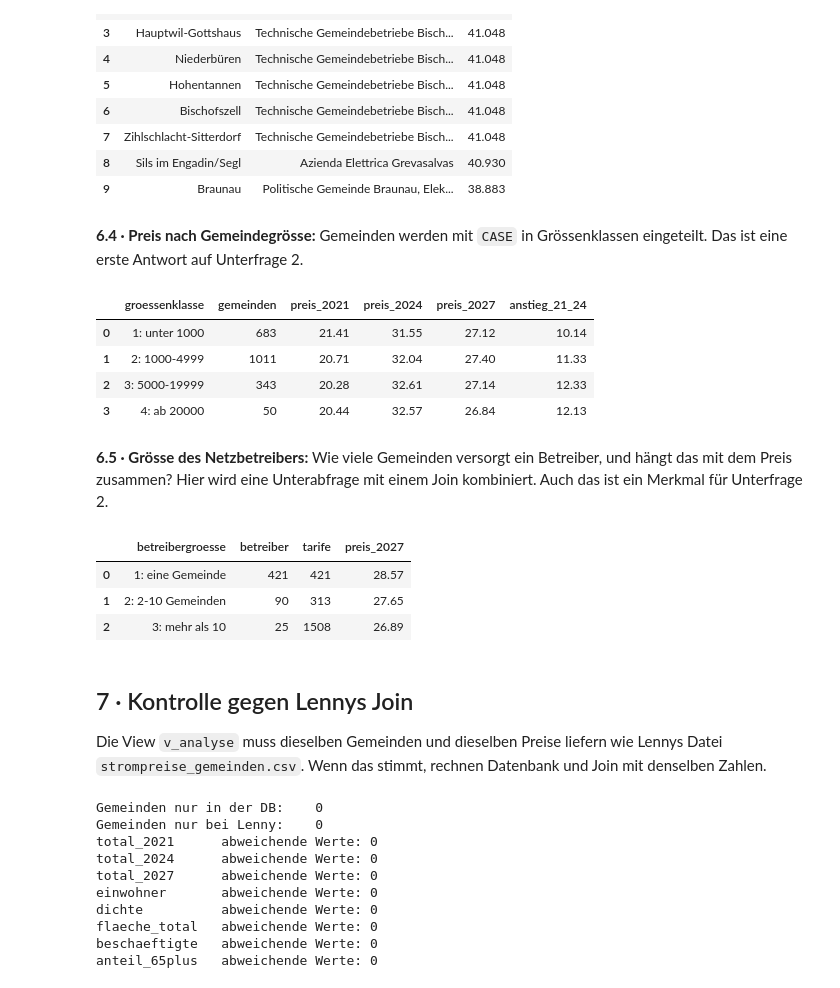
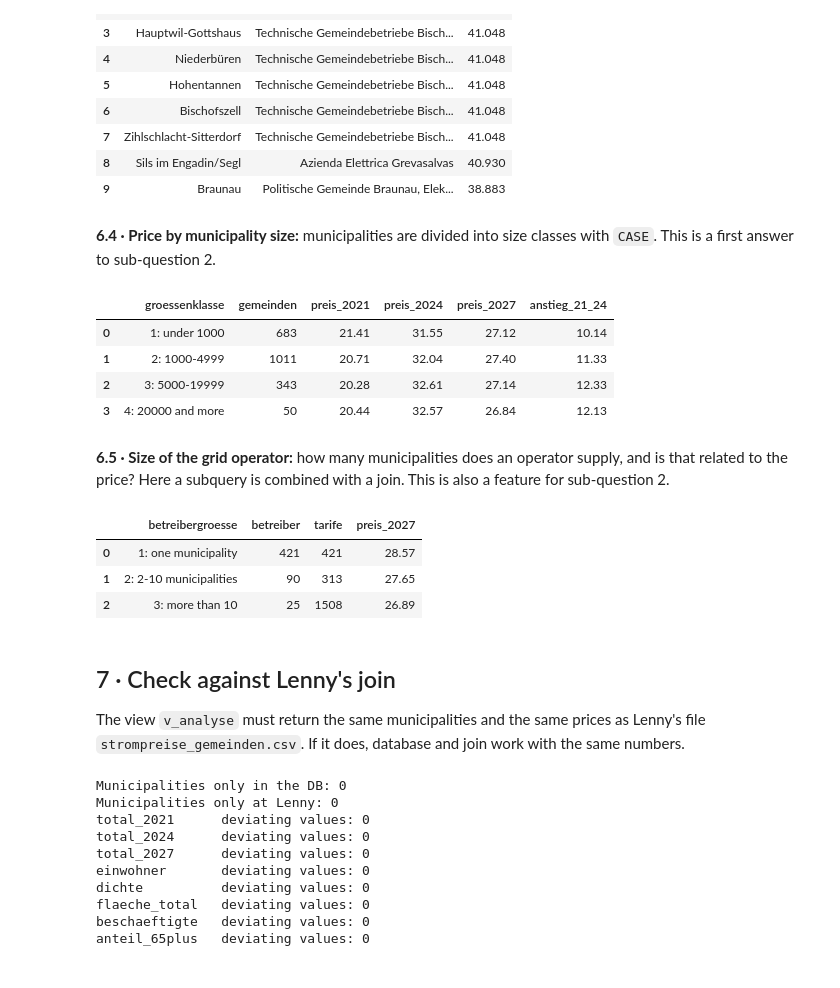
Before and after one commit to AltayMetehan/data-prices-electronic, a Jupyter notebook: scripts/02_sqlite_metehan.ipynb, the cells around one changed output. Saved outputs shown, nothing was run; the diff lists cells and outputs as text; code cells hidden in the pictures.

```diff
--- a/scripts/02_sqlite_metehan.ipynb
+++ b/scripts/02_sqlite_metehan.ipynb
@@ -38,11 +40,11 @@ from pathlib import Path
 import pandas as pd
 
 def finde_wurzel(start: Path) -> Path:
-    """Klettert nach oben, bis daten/ und scripts/ nebeneinander liegen."""
+    """Climbs upwards until daten/ and scripts/ sit side by side."""
     for ordner in [start, *start.parents]:
         if (ordner / "daten").is_dir() and (ordner / "scripts").is_dir():
             return ordner
-    raise RuntimeError(f"Repo-Wurzel von {start} aus nicht gefunden")
+    raise RuntimeError(f"Repository root not found from {start}")
 
 
 WURZEL = finde_wurzel(Path.cwd().resolve())
@@ -52,11 +54,11 @@ DB = WURZEL / "sql" / "strompreise.db"
 DB.parent.mkdir(parents=True, exist_ok=True)
 JAHRE = [2021, 2024, 2027]
 
-# Bei jedem Lauf neu aufbauen, damit das Notebook reproduzierbar ist
+# Rebuild on every run so that the notebook is reproducible
 if DB.exists():
     DB.unlink()
 
 con = sqlite3.connect(DB)
-con.execute("PRAGMA foreign_keys = ON")   # SQLite prueft Fremdschluessel nur mit diesem Schalter
-print("SQLite-Version:", sqlite3.sqlite_version)
+con.execute("PRAGMA foreign_keys = ON")   # SQLite only checks foreign keys with this switch
+print("SQLite version:", sqlite3.sqlite_version)
 # %% [output]
@@ -426,14 +429,14 @@ pd.read_sql('''
 | 8 | Sils im Engadin/Segl | Azienda Elettrica Grevasalvas | 40.930 |
 | 9 | Braunau | Politische Gemeinde Braunau, Elek... | 38.883 |
 # %% [markdown]
-**6.4 · Preis nach Gemeindegrösse:** Gemeinden werden mit `CASE` in Grössenklassen eingeteilt. Das ist eine erste Antwort auf Unterfrage 2.
+**6.4 · Price by municipality size:** municipalities are divided into size classes with `CASE`. This is a first answer to sub-question 2.
 # %%
 pd.read_sql('''
     SELECT CASE
-             WHEN einwohner <   1000 THEN '1: unter 1000'
+             WHEN einwohner <   1000 THEN '1: under 1000'
              WHEN einwohner <   5000 THEN '2: 1000-4999'
              WHEN einwohner <  20000 THEN '3: 5000-19999'
-             ELSE                         '4: ab 20000'
+             ELSE                         '4: 20000 and more'
            END                                    AS groessenklasse,
            COUNT(*)                               AS gemeinden,
            ROUND(AVG(total_2021),2)               AS preis_2021,
@@ -446,64 +449,64 @@ pd.read_sql('''
 ''', con)
 # %% [output]
 |  | groessenklasse | gemeinden | preis_2021 | preis_2024 | preis_2027 | anstieg_21_24 |
-| 0 | 1: unter 1000 | 683 | 21.41 | 31.55 | 27.12 | 10.14 |
+| 0 | 1: under 1000 | 683 | 21.41 | 31.55 | 27.12 | 10.14 |
 | 1 | 2: 1000-4999 | 1011 | 20.71 | 32.04 | 27.40 | 11.33 |
 | 2 | 3: 5000-19999 | 343 | 20.28 | 32.61 | 27.14 | 12.33 |
-| 3 | 4: ab 20000 | 50 | 20.44 | 32.57 | 26.84 | 12.13 |
+| 3 | 4: 20000 and more | 50 | 20.44 | 32.57 | 26.84 | 12.13 |
 # %% [markdown]
-**6.5 · Grösse des Netzbetreibers:** Wie viele Gemeinden versorgt ein Betreiber, und hängt das mit dem Preis zusammen? Hier wird eine Unterabfrage mit einem Join kombiniert. Auch das ist ein Merkmal für Unterfrage 2.
+**6.5 · Size of the grid operator:** how many municipalities does an operator supply, and is that related to the price? Here a subquery is combined with a join. This is also a feature for sub-question 2.
 # %%
 pd.read_sql('''
     WITH groesse AS (
         SELECT netzbetreiber_id, COUNT(DISTINCT gemeinde_nr) AS anzahl_gemeinden
         FROM tarif
         WHERE jahr = 2027 AND produkt = 'standard' AND kategorie = 'H4'
         GROUP BY netzbetreiber_id
     )
     SELECT CASE
-             WHEN gr.anzahl_gemeinden = 1   THEN '1: eine Gemeinde'
-             WHEN gr.anzahl_gemeinden <= 10 THEN '2: 2-10 Gemeinden'
-             ELSE                                '3: mehr als 10'
+             WHEN gr.anzahl_gemeinden = 1   THEN '1: one municipality'
+             WHEN gr.anzahl_gemeinden <= 10 THEN '2: 2-10 municipalities'
+             ELSE                                '3: more than 10'
            END                       AS betreibergroesse,
            COUNT(DISTINCT t.netzbetreiber_id) AS betreiber,
            COUNT(*)                  AS tarife,
            ROUND(AVG(t.total),2)     AS preis_2027
     FROM tarif t
     JOIN groesse gr ON gr.netzbetreiber_id = t.netzbetreiber_id
     WHERE t.jahr = 2027 AND t.produkt = 'standard' AND t.kategorie = 'H4'
     GROUP BY betreibergroesse
     ORDER BY betreibergroesse
 ''', con)
 # %% [output]
 |  | betreibergroesse | betreiber | tarife | preis_2027 |
-| 0 | 1: eine Gemeinde | 421 | 421 | 28.57 |
-| 1 | 2: 2-10 Gemeinden | 90 | 313 | 27.65 |
-| 2 | 3: mehr als 10 | 25 | 1508 | 26.89 |
+| 0 | 1: one municipality | 421 | 421 | 28.57 |
+| 1 | 2: 2-10 municipalities | 90 | 313 | 27.65 |
+| 2 | 3: more than 10 | 25 | 1508 | 26.89 |
 # %% [markdown]
-## 7 · Kontrolle gegen Lennys Join
+## 7 · Check against Lenny's join
 
-Die View `v_analyse` muss dieselben Gemeinden und dieselben Preise liefern wie Lennys Datei `strompreise_gemeinden.csv`. Wenn das stimmt, rechnen Datenbank und Join mit denselben Zahlen.
+The view `v_analyse` must return the same municipalities and the same prices as Lenny's file `strompreise_gemeinden.csv`. If it does, database and join work with the same numbers.
 # %%
 lenny = pd.read_csv(DATEN / "verbunden" / "strompreise_gemeinden.csv")
 vergleich = analyse.merge(lenny, on="gemeinde_nr", how="outer", suffixes=("_db", "_lenny"), indicator=True)
 
-print("Gemeinden nur in der DB:   ", (vergleich["_merge"] == "left_only").sum())
-print("Gemeinden nur bei Lenny:   ", (vergleich["_merge"] == "right_only").sum())
+print("Municipalities only in the DB: ", (vergleich["_merge"] == "left_only").sum())
+print("Municipalities only at Lenny: ", (vergleich["_merge"] == "right_only").sum())
 beide = vergleich[vergleich["_merge"] == "both"]
 for spalte in ["total_2021", "total_2024", "total_2027", "einwohner", "dichte",
                "flaeche_total", "beschaeftigte", "anteil_65plus"]:
     a, b = beide[f"{spalte}_db"], beide[f"{spalte}_lenny"]
     abweichung = ((a - b).abs() > 1e-6) | (a.isna() != b.isna())
-    print(f"{spalte:<15} abweichende Werte: {abweichung.sum()}")
+    print(f"{spalte:<15} deviating values: {abweichung.sum()}")
 # %% [output]
-Gemeinden nur in der DB:    0
-Gemeinden nur bei Lenny:    0
-total_2021      abweichende Werte: 0
-total_2024      abweichende Werte: 0
-total_2027      abweichende Werte: 0
-einwohner       abweichende Werte: 0
-dichte          abweichende Werte: 0
-flaeche_total   abweichende Werte: 0
-beschaeftigte   abweichende Werte: 0
-anteil_65plus   abweichende Werte: 0
+Municipalities only in the DB: 0
+Municipalities only at Lenny: 0
+total_2021      deviating values: 0
+total_2024      deviating values: 0
+total_2027      deviating values: 0
+einwohner       deviating values: 0
+dichte          deviating values: 0
+flaeche_total   deviating values: 0
+beschaeftigte   deviating values: 0
+anteil_65plus   deviating values: 0
 # %% [markdown]
```
Also changed, not shown: parts of 18 cells of this notebook, 9 other files.
